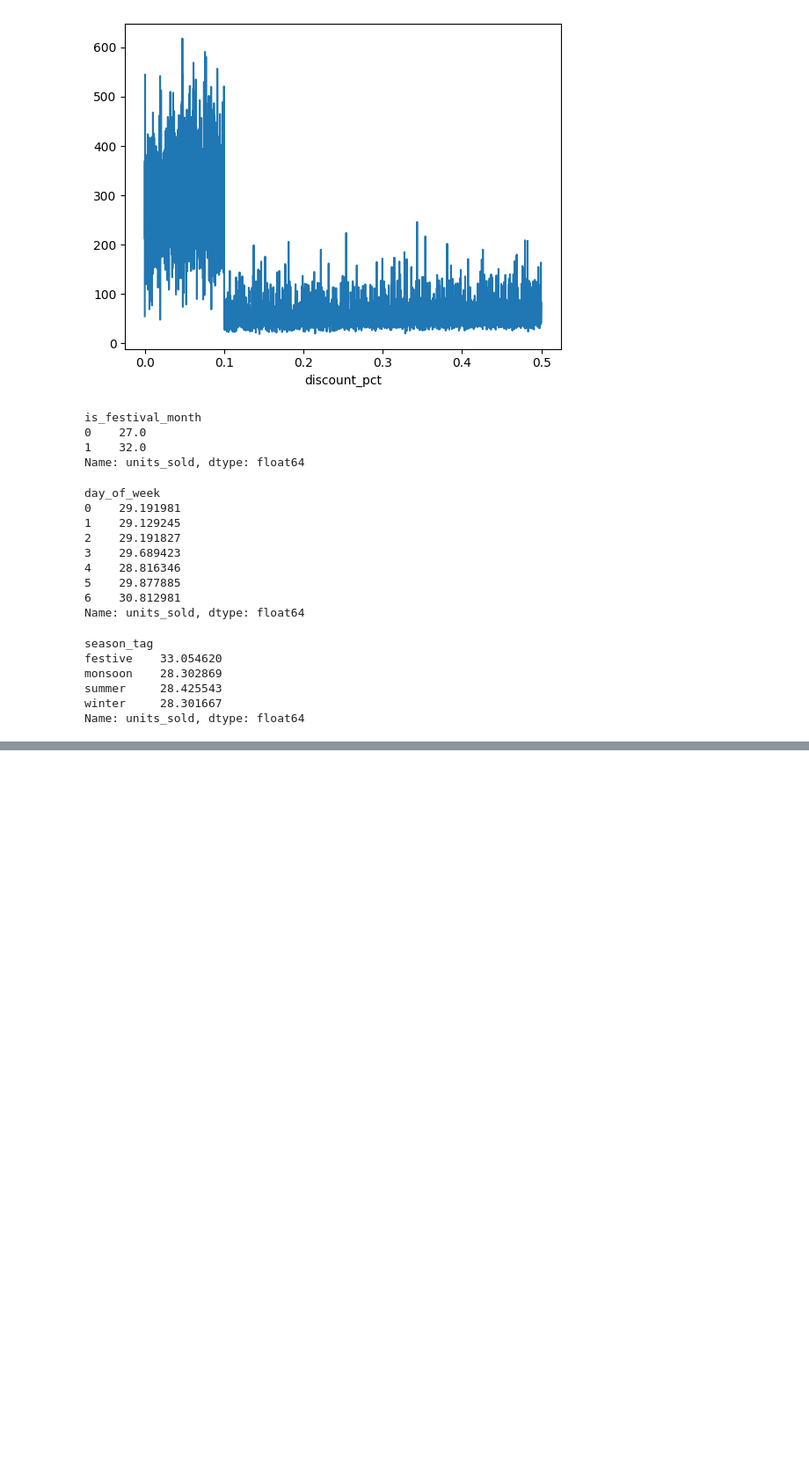
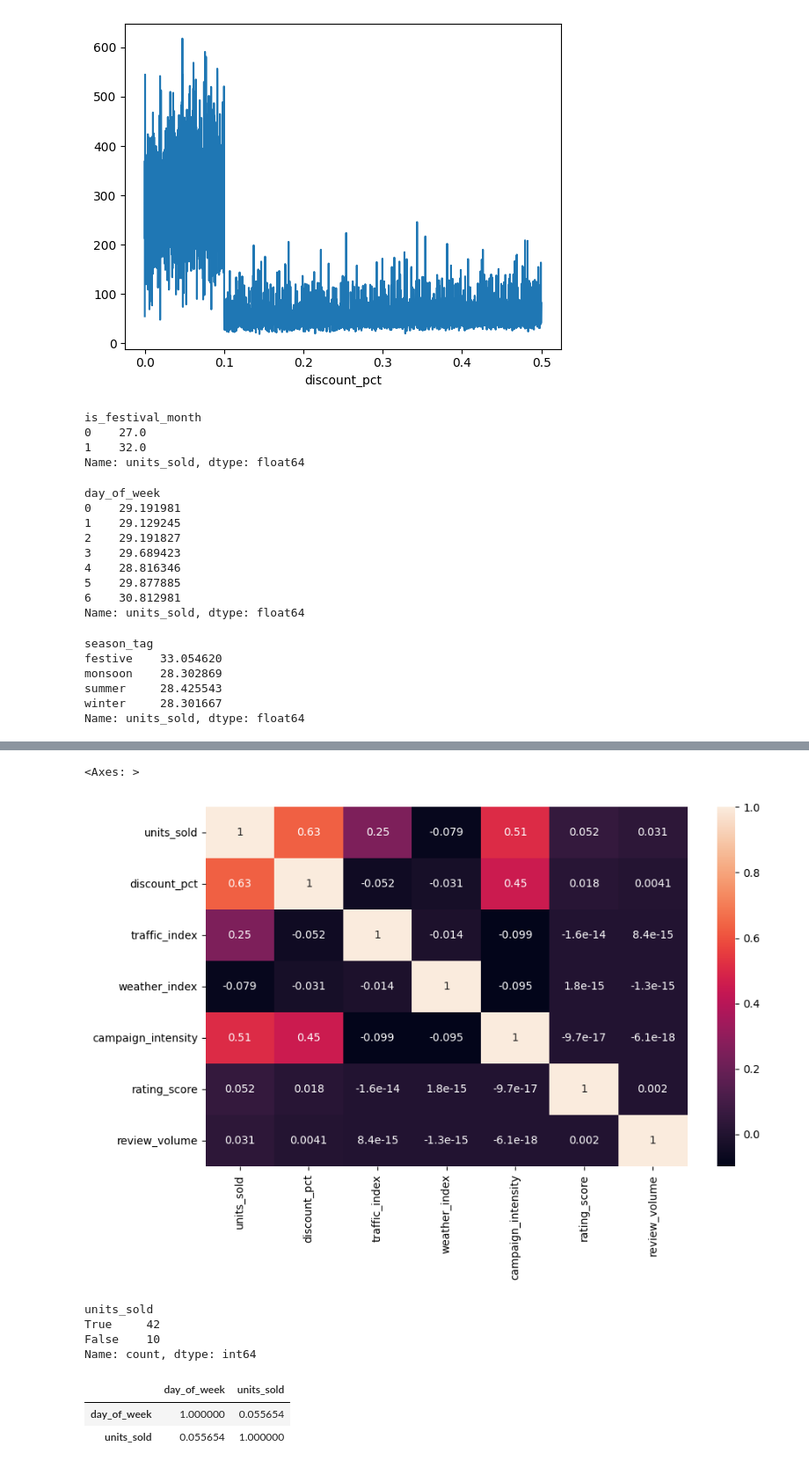
Before and after one commit to kushalsha40/Inventory_Optiimization_demand_forecasting, a Jupyter notebook: inventory_optimization/notebooks/eda.ipynb, the cells around one changed output, grey strips where cells are left out. Shown at 88% size. Drawn from its saved outputs; the diff is of its cells as text; code cells hidden in the pictures; blank space fills up the shorter version.

```diff
--- a/inventory_optimization/notebooks/eda.ipynb
+++ b/inventory_optimization/notebooks/eda.ipynb
@@ -117,0 +279,12 @@ Name: units_sold, dtype: float64
+# %%
+num_cols = [
+    "units_sold",
+    "discount_pct",
+    "traffic_index",
+    "weather_index",
+    "campaign_intensity",
+    "rating_score",
+    "review_volume"
+]
+
+sales[num_cols].corr()
@@ -117,0 +300,9 @@ Name: units_sold, dtype: float64
+# %%
+plt.figure(figsize=(10 , 6))
+sns.heatmap(
+    sales[num_cols].corr(),
+    annot = True
+)
+# %% [output]
+<Axes: >
+[figure, added]
@@ -117,0 +311,13 @@ Name: units_sold, dtype: float64
+# %%
+print((weekly_sold > 7500).value_counts())
+# %% [output]
+units_sold
+True     42
+False    10
+Name: count, dtype: int64
+# %%
+sales[['day_of_week','units_sold']].corr()
+# %% [output]
+|  | day_of_week | units_sold |
+| day_of_week | 1.000000 | 0.055654 |
+| units_sold | 0.055654 | 1.000000 |
```
Also changed, not shown: parts of 28 cells of this notebook, 2 other files.
